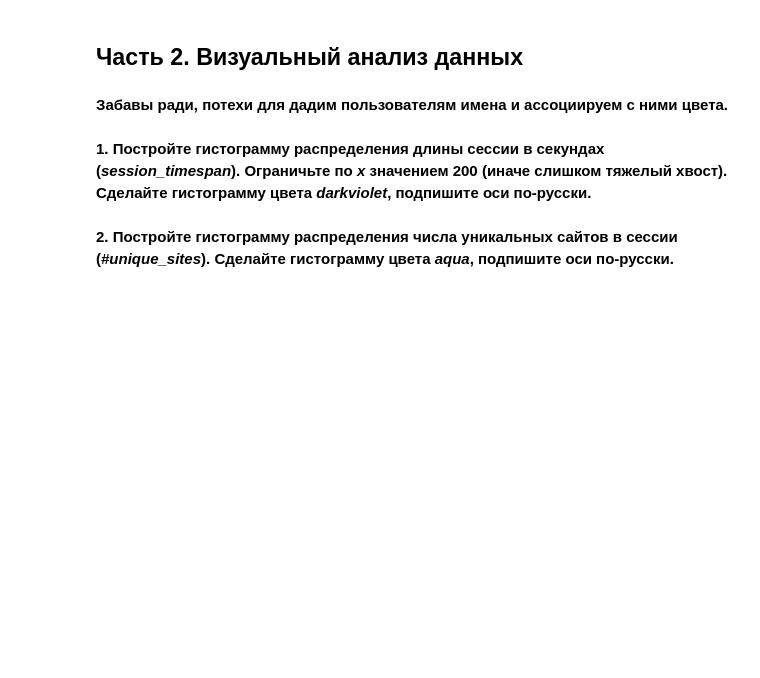
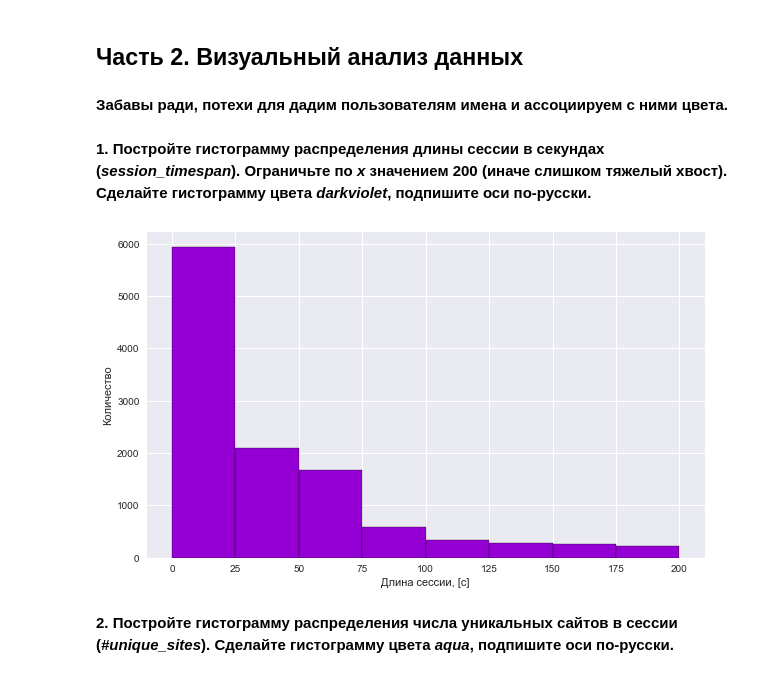
Before and after one commit to maxis42/Machine-Learning-and-Data-Analysis-Coursera-Yandex-MIPT, a Jupyter notebook: 6 Data analysis project/1 Internet users pattern mining/Week 3 Visual analysis and fe/week3_visual_analysis_and_fe_PR.ipynb, the cells around one changed output. Saved outputs shown, nothing was run; the diff lists cells and outputs as text; code cells hidden in the pictures; blank space fills up the shorter version.

```diff
--- a/6 Data analysis project/1 Internet users pattern mining/Week 3 Visual analysis and fe/week3_visual_analysis_and_fe_PR.ipynb
+++ b/6 Data analysis project/1 Internet users pattern mining/Week 3 Visual analysis and fe/week3_visual_analysis_and_fe_PR.ipynb
@@ -191,8 +191,8 @@ with open(os.path.join(PATH_TO_DATA, 'new_features_150users.pkl'), 'wb') as new_
 # %% [markdown]
 **Забавы ради, потехи для дадим пользователям имена и ассоциируем с ними цвета.**
 # %%
-id_name_dict = {128: 'Mary-Kate', 39: 'Ashley', 207: 'Lindsey', 127: 'Naomi', 237: 'Avril',
-               33: 'Bob', 50: 'Bill', 31: 'John', 100: 'Dick', 241: 'Ed'}
+id_name_dict = {7: 'Mary-Kate', 3: 'Ashley', 8: 'Lindsey', 6: 'Naomi', 9: 'Avril',
+               2: 'Bob', 4: 'Bill', 1: 'John', 5: 'Dick', 10: 'Ed'}
 train_data_10users['target'] = train_data_10users['target'].map(id_name_dict)
 # %%
 color_dic = {'Mary-Kate': 'pink', 'Ashley': 'darkviolet', 'Lindsey':'blueviolet',
@@ -206,2 +204,12 @@ train_data_10users['session_timespan']  ''' ВАШ КОД ЗДЕСЬ '''
+# %%
+session_timespan_hist = train_data_10users[train_data_10users['session_timespan'] <= 200]['session_timespan']
+
+plt.figure(figsize=(10, 6))
+bins = range(session_timespan_hist.min(), int(np.ceil(session_timespan_hist.max())) + 1, 25)
+plt.hist(session_timespan_hist, color='darkviolet', edgecolor='black', bins=bins, align='mid')
+plt.xlabel(u'Длина сессии, [c]')
+plt.ylabel(u'Количество');
+# %% [output]
+[figure, added]
 # %% [markdown]
 **2. Постройте гистограмму распределения числа уникальных сайтов в сессии (*#unique_sites*). Сделайте гистограмму цвета *aqua*, подпишите оси по-русски.**
```
Also changed, not shown: parts of 32 cells of this notebook, 1 other file.
